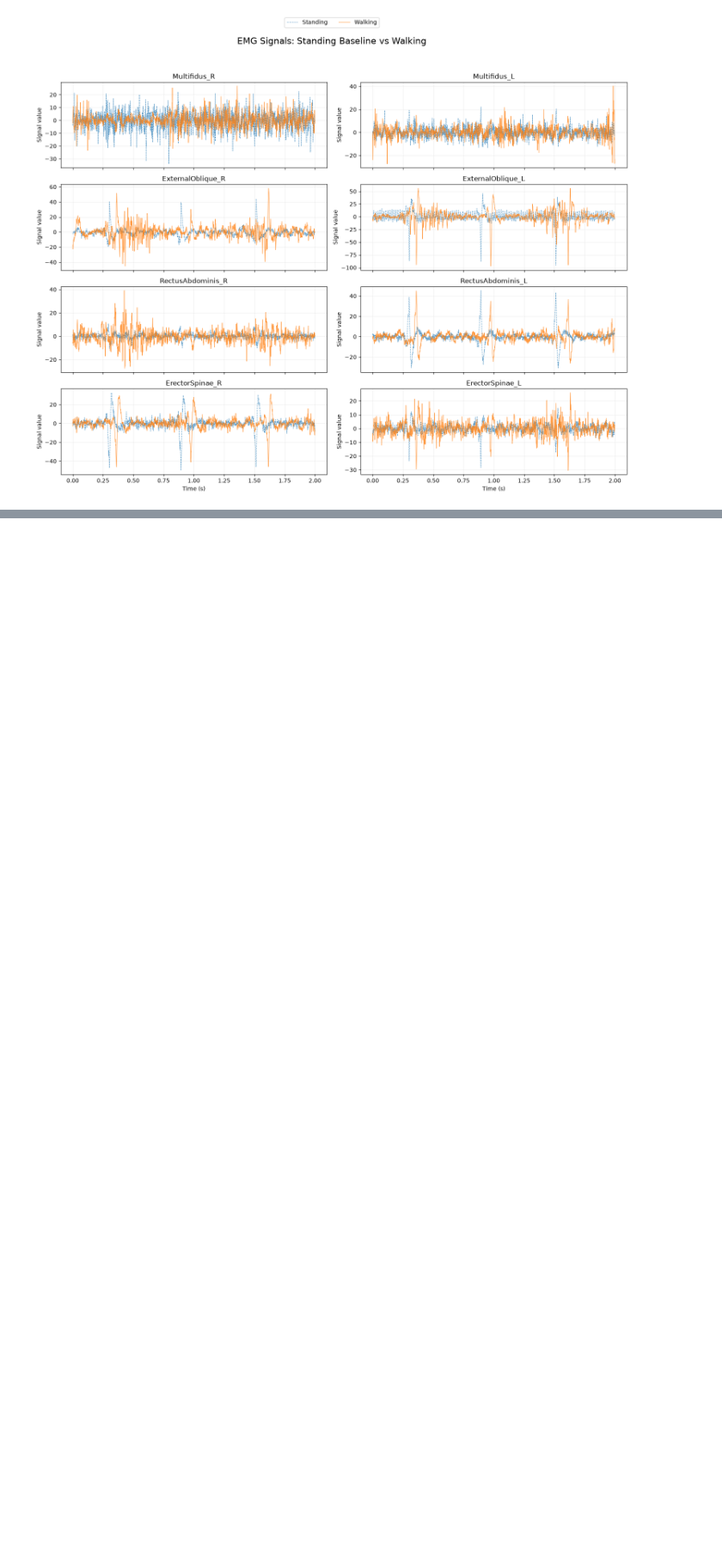
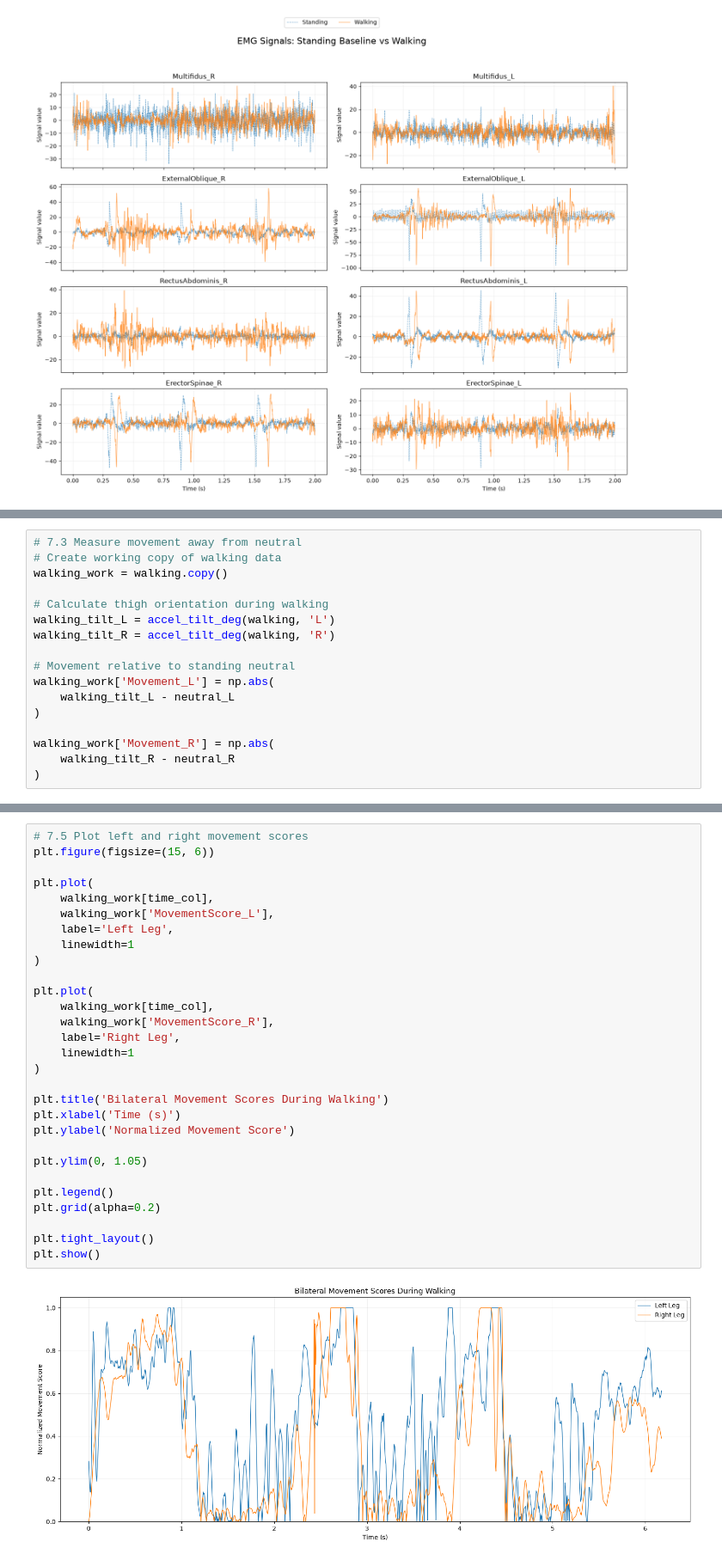
Before and after one commit to LeenGhazi/FES-Exoskeleton-Project, a Jupyter notebook: Data Analysis 1 - Leen/Model1.ipynb, the cells around one changed output, grey strips where cells are left out. Shown at 86% size. Drawn from its saved outputs; the diff is of its cells as text; blank space fills up the shorter version.

```diff
--- a/Data Analysis 1 - Leen/Model1.ipynb
+++ b/Data Analysis 1 - Leen/Model1.ipynb
@@ -474,0 +250,17 @@ The architectural separation should remain:
+# %%
+# 7.3 Measure movement away from neutral
+# Create working copy of walking data
+walking_work = walking.copy()
+
+# Calculate thigh orientation during walking
+walking_tilt_L = accel_tilt_deg(walking, 'L')
+walking_tilt_R = accel_tilt_deg(walking, 'R')
+
+# Movement relative to standing neutral
+walking_work['Movement_L'] = np.abs(
+    walking_tilt_L - neutral_L
+)
+
+walking_work['Movement_R'] = np.abs(
+    walking_tilt_R - neutral_R
+)
@@ -474,0 +296,31 @@ The architectural separation should remain:
+# %%
+# 7.5 Plot left and right movement scores
+plt.figure(figsize=(15, 6))
+
+plt.plot(
+    walking_work[time_col],
+    walking_work['MovementScore_L'],
+    label='Left Leg',
+    linewidth=1
+)
+
+plt.plot(
+    walking_work[time_col],
+    walking_work['MovementScore_R'],
+    label='Right Leg',
+    linewidth=1
+)
+
+plt.title('Bilateral Movement Scores During Walking')
+plt.xlabel('Time (s)')
+plt.ylabel('Normalized Movement Score')
+
+plt.ylim(0, 1.05)
+
+plt.legend()
+plt.grid(alpha=0.2)
+
+plt.tight_layout()
+plt.show()
+# %% [output]
+[figure, added]
```
Also changed, not shown: parts of 77 cells of this notebook.
